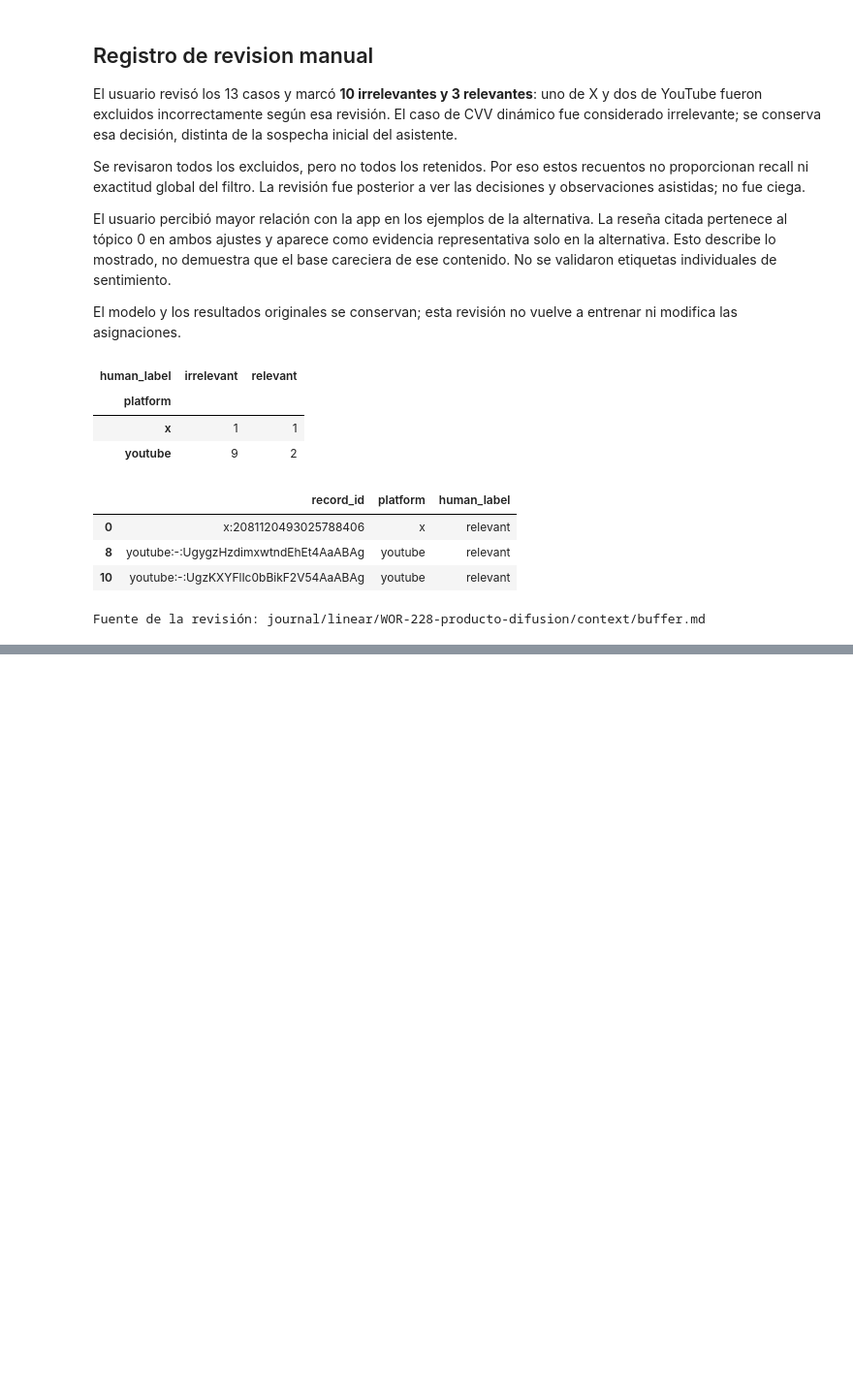
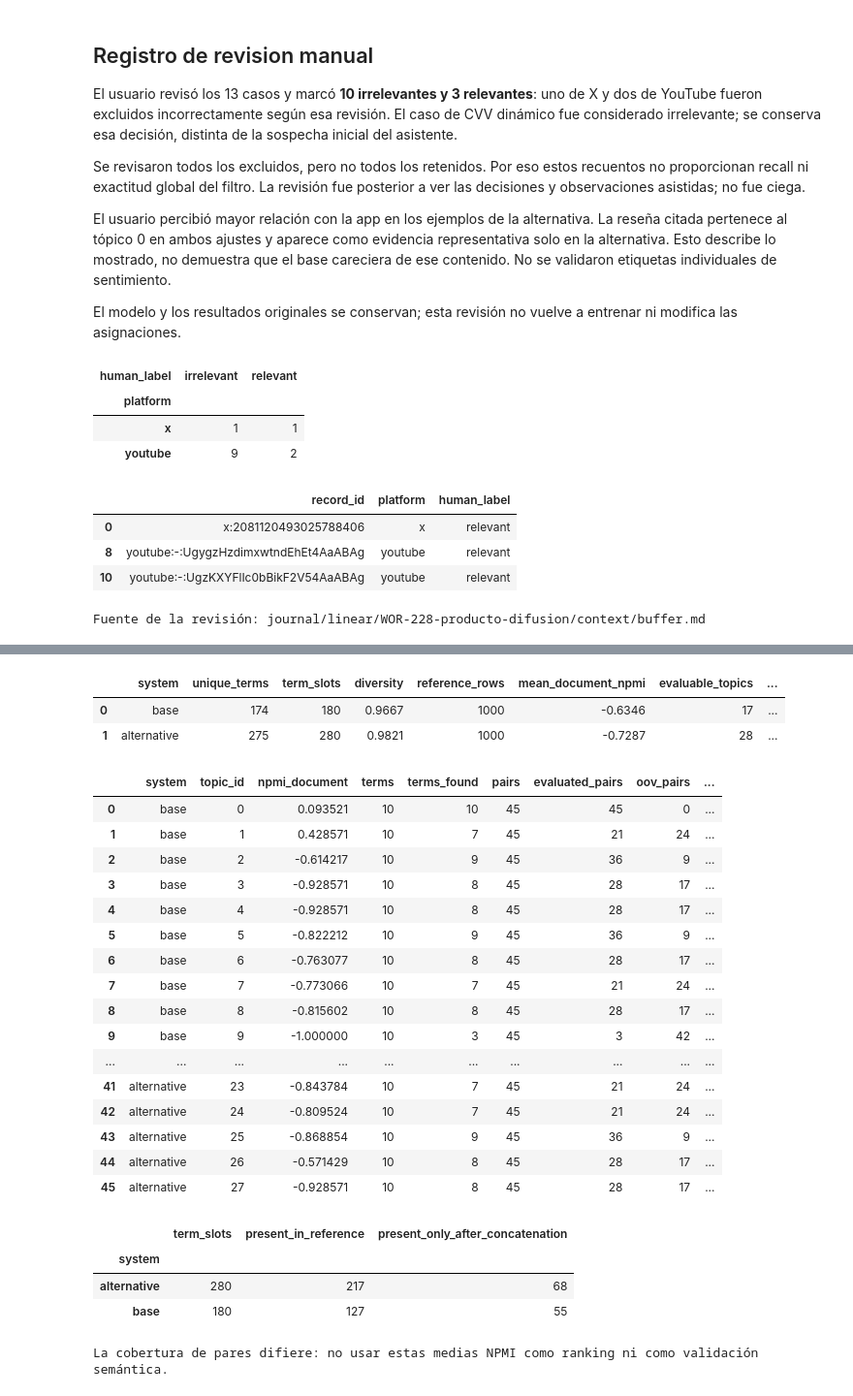
Before and after one commit to nessBautista/voc, a Jupyter notebook: reports/difusion/comparacion-base-alternativa.ipynb, the cells around one changed output, grey strips where cells are left out. Shown at 97% size. Drawn from its saved outputs; the diff is of its cells as text; code cells hidden in the pictures; blank space fills up the shorter version.

```diff
--- a/reports/difusion/comparacion-base-alternativa.ipynb
+++ b/reports/difusion/comparacion-base-alternativa.ipynb
@@ -286,0 +312,66 @@ Evidencia exportada: /workspace/vaults/sonar/code/repos/voc-difusion/data/experi
+# %%
+from sklearn.feature_extraction.text import CountVectorizer
+from voc_ml.topics.bertopic import STOP_WORDS
+from apoyo_validacion import lexical_metrics
+analyzer = CountVectorizer(stop_words=list(STOP_WORDS), ngram_range=(1,2)).build_analyzer()
+lexical_tables = {}; lexical_rows = []
+for system, saved in analyses.items():
+    topics_ordered = sorted((t for t in saved.topics if t.topic_id >= 0), key=lambda t:t.topic_id)
+    terms = [[k.term for k in t.keywords][:10] for t in topics_ordered]
+    metrics, diversity = lexical_metrics(terms, frames["base"].model_text.tolist(), analyzer)
+    metrics.insert(0,"topic_id",[t.topic_id for t in topics_ordered]);metrics.insert(0,"system",system)
+    lexical_tables[system] = metrics
+    lexical_rows.append({"system":system, **diversity, "mean_document_npmi":metrics.npmi_document.mean(),
+                         "evaluable_topics":int(metrics.npmi_document.notna().sum()),
+                         "term_coverage":metrics.terms_found.sum()/metrics.terms.sum(),
+                         "pair_coverage":metrics.evaluated_pairs.sum()/metrics.pairs.sum()})
+lexical_summary = pd.DataFrame(lexical_rows)
+display(lexical_summary.round(4))
+display(pd.concat(lexical_tables.values(), ignore_index=True))
+
+# Diagnóstico de bigramas ausentes: distinguir vocabulario por documento y agregado.
+term_rows=[]
+reference_terms=set(term for text in frames["base"].model_text for term in analyzer(text))
+for system,saved in analyses.items():
+    for topic in saved.topics:
+        if topic.topic_id < 0:continue
+        members=frames[system].loc[frames[system].topic_id.eq(topic.topic_id),"model_text"]
+        member_terms=set(term for text in members for term in analyzer(text))
+        aggregate_terms=set(analyzer(" ".join(members)))
+        for keyword in topic.keywords[:10]:
+            term_rows.append({"system":system,"topic_id":topic.topic_id,"term":keyword.term,
+                "in_reference_review":keyword.term in reference_terms,
+                "in_member_review":keyword.term in member_terms,
+                "in_concatenated_members":keyword.term in aggregate_terms,
+                "only_after_concatenation":keyword.term in aggregate_terms and keyword.term not in member_terms})
+term_presence=pd.DataFrame(term_rows)
+display(term_presence.groupby("system").agg(term_slots=("term","size"),
+    present_in_reference=("in_reference_review","sum"),
+    present_only_after_concatenation=("only_after_concatenation","sum")))
+print("La cobertura de pares difiere: no usar estas medias NPMI como ranking ni como validación semántica.")
+# %% [output]
+|  | system | unique_terms | term_slots | diversity | reference_rows | mean_document_npmi | evaluable_topics | ... |
+| 0 | base | 174 | 180 | 0.9667 | 1000 | -0.6346 | 17 | ... |
+| 1 | alternative | 275 | 280 | 0.9821 | 1000 | -0.7287 | 28 | ... |
+|  | system | topic_id | npmi_document | terms | terms_found | pairs | evaluated_pairs | oov_pairs | ... |
+| 0 | base | 0 | 0.093521 | 10 | 10 | 45 | 45 | 0 | ... |
+| 1 | base | 1 | 0.428571 | 10 | 7 | 45 | 21 | 24 | ... |
+| 2 | base | 2 | -0.614217 | 10 | 9 | 45 | 36 | 9 | ... |
+| 3 | base | 3 | -0.928571 | 10 | 8 | 45 | 28 | 17 | ... |
+| 4 | base | 4 | -0.928571 | 10 | 8 | 45 | 28 | 17 | ... |
+| 5 | base | 5 | -0.822212 | 10 | 9 | 45 | 36 | 9 | ... |
+| 6 | base | 6 | -0.763077 | 10 | 8 | 45 | 28 | 17 | ... |
+| 7 | base | 7 | -0.773066 | 10 | 7 | 45 | 21 | 24 | ... |
+| 8 | base | 8 | -0.815602 | 10 | 8 | 45 | 28 | 17 | ... |
+| 9 | base | 9 | -1.000000 | 10 | 3 | 45 | 3 | 42 | ... |
+| ... | ... | ... | ... | ... | ... | ... | ... | ... | ... |
+| 41 | alternative | 23 | -0.843784 | 10 | 7 | 45 | 21 | 24 | ... |
+| 42 | alternative | 24 | -0.809524 | 10 | 7 | 45 | 21 | 24 | ... |
+| 43 | alternative | 25 | -0.868854 | 10 | 9 | 45 | 36 | 9 | ... |
+| 44 | alternative | 26 | -0.571429 | 10 | 8 | 45 | 28 | 17 | ... |
+| 45 | alternative | 27 | -0.928571 | 10 | 8 | 45 | 28 | 17 | ... |
+|  | term_slots | present_in_reference | present_only_after_concatenation |
+| system |  |  |  |
+| alternative | 280 | 217 | 68 |
+| base | 180 | 127 | 55 |
+La cobertura de pares difiere: no usar estas medias NPMI como ranking ni como validación semántica.
```
Also changed, not shown: parts of 13 cells of this notebook, 57 other files.
